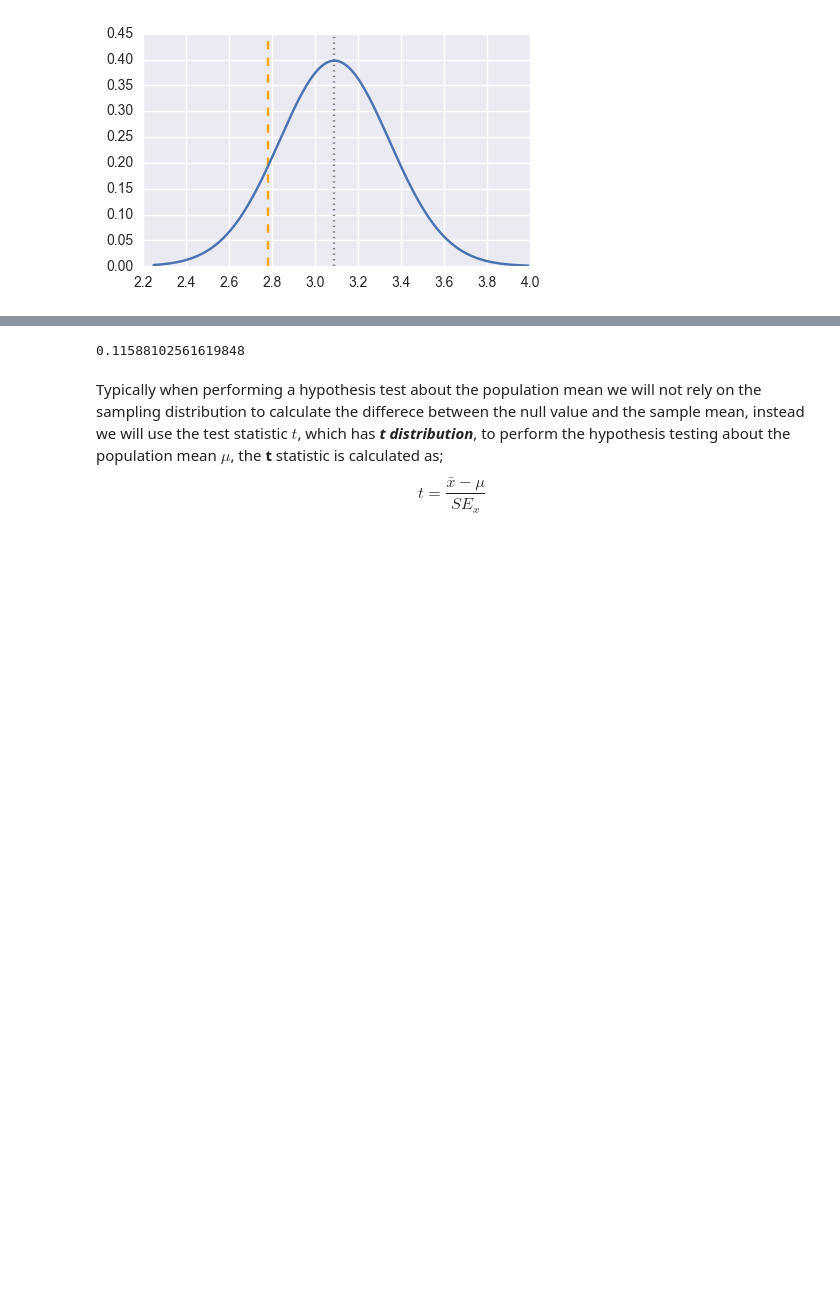
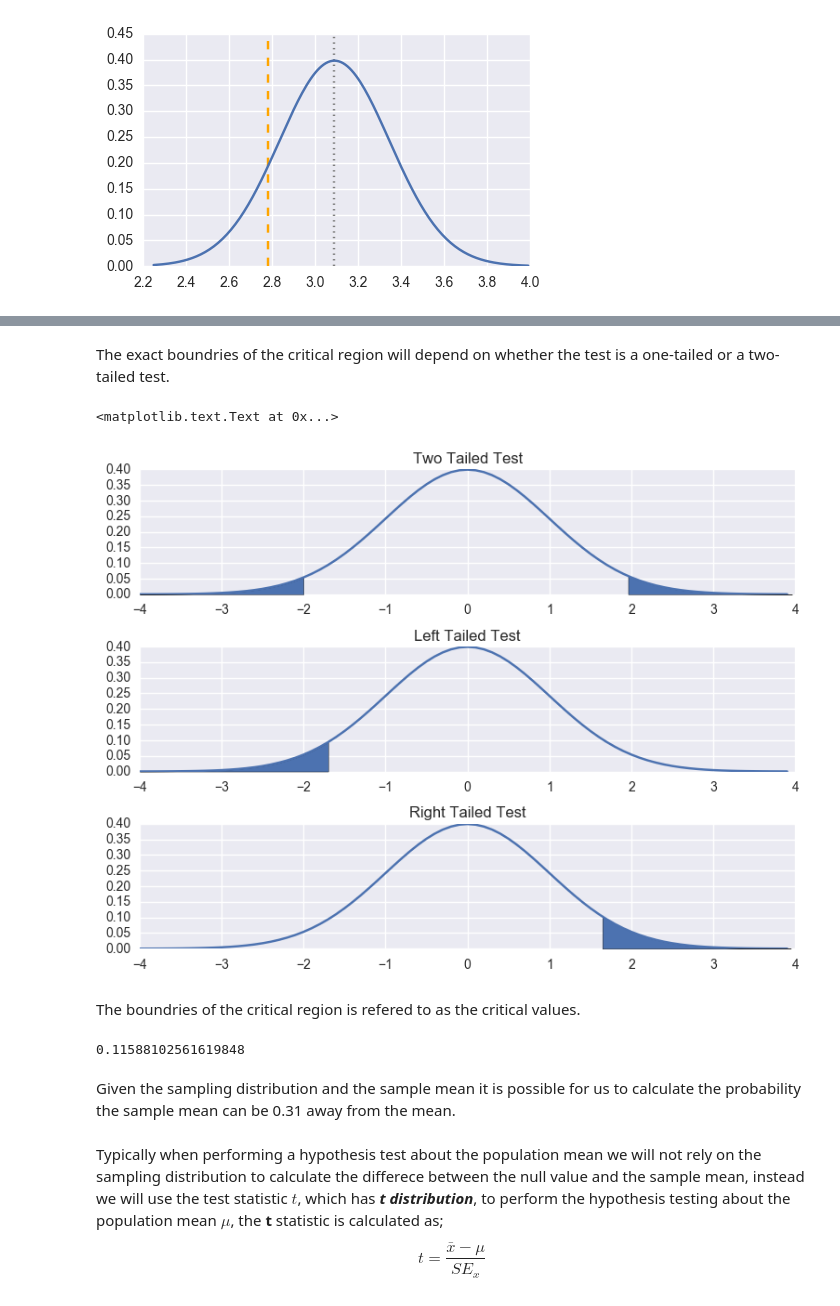
Before and after one commit to tharug/Statistics, a Jupyter notebook: Sampling.ipynb, the cells around one changed output, grey strips where cells are left out. Drawn from its saved outputs; the diff is of its cells as text; code cells hidden in the pictures; blank space fills up the shorter version.

Commit message:
Added hypothesis test types

```diff
--- a/Sampling.ipynb
+++ b/Sampling.ipynb
@@ -270,8 +290,43 @@ plt.vlines(strengh_training_mean, ymin= 0, ymax= 0.45, linestyles= 'dashed', col
+# %% [markdown]
+The exact boundries of the critical region will depend on whether the test is a one-tailed or a two-tailed test.
+# %%
+fig,[ax1, ax2, ax3] =plt.subplots(3,1,figsize = (8,6))
+plt.tight_layout(pad=2)
+
+x = np.arange(-4,4,0.1)
+norm = stats.norm()
+
+ax1.plot(x,norm.pdf(x))
+# On a two-tailed test the extreme 5% is split between the two tails
+x_025 = np.arange(-4, norm.ppf(0.025), 0.1)
+x_975 = np.arange(norm.ppf(0.975), 4, 0.1)
+ax1.fill_between(x_025, y1 = norm.pdf(x_025), y2=0)
+ax1.fill_between(x_975, y1 = norm.pdf(x_975), y2=0)
+ax1.set_title('Two Tailed Test')
+
+ax2.plot(x,norm.pdf(x))
+# On a left-tailed test the extreme 5% is on the left tail
+x_050 = np. arange(-4, norm.ppf(0.050), 0.1)
+ax2.fill_between(x_050, y1=norm.pdf(x_050), y2=0)
+ax2.set_title('Left Tailed Test')
+
+ax3.plot(x,norm.pdf(x))
+# On a left-tailed test the extreme 5% is on the right tail
+x_950 = np. arange(norm.ppf(0.950), 4, 0.1)
+ax3.fill_between(x_950, y1=norm.pdf(x_950), y2=0)
+ax3.set_title('Right Tailed Test')
+# %% [output]
+<matplotlib.text.Text at 0x...>
+[figure, added]
+# %% [markdown]
+The boundries of the critical region is refered to as the critical values.
 # %%
 ## Using the sampling distribution we can calculate the probability of getting a sampling mean less than or equal to the observed sample mean
 sampling_dist.cdf(strengh_training_mean)
 # %% [output]
 0.11588102561619848
+# %% [markdown]
+Given the sampling distribution and the sample mean it is possible for us to calculate the probability the sample mean can be 0.31 away from the mean.
 # %% [markdown]
 Typically when performing a hypothesis test about the population mean we will not rely on the sampling distribution to calculate the differece between the null value and the sample mean, instead we will use the test statistic $t$, which has **_t distribution_**, to perform the hypothesis testing about the population mean $\mu$, the **t** statistic is calculated as;
 $$t = \frac{\bar x -\mu}{SE_x}$$
```
Also changed, not shown: parts of 12 cells of this notebook.
